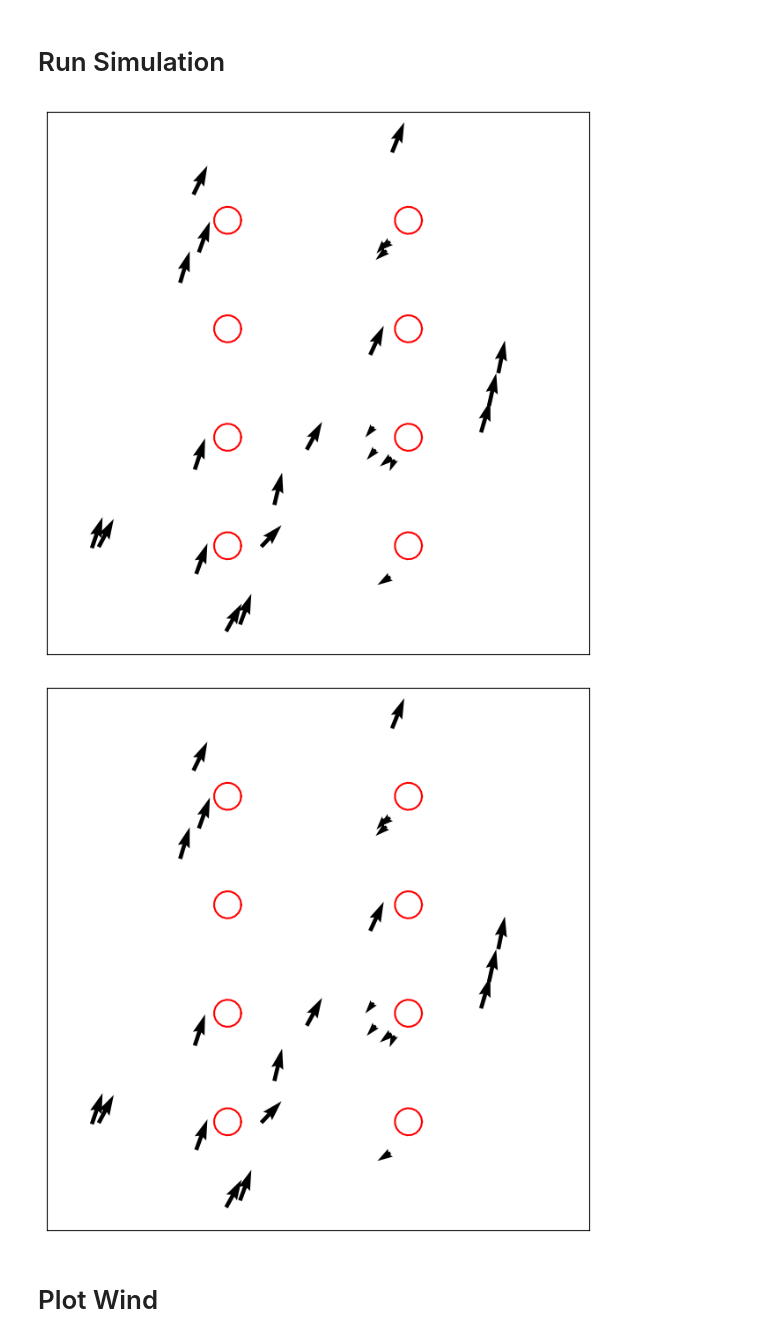
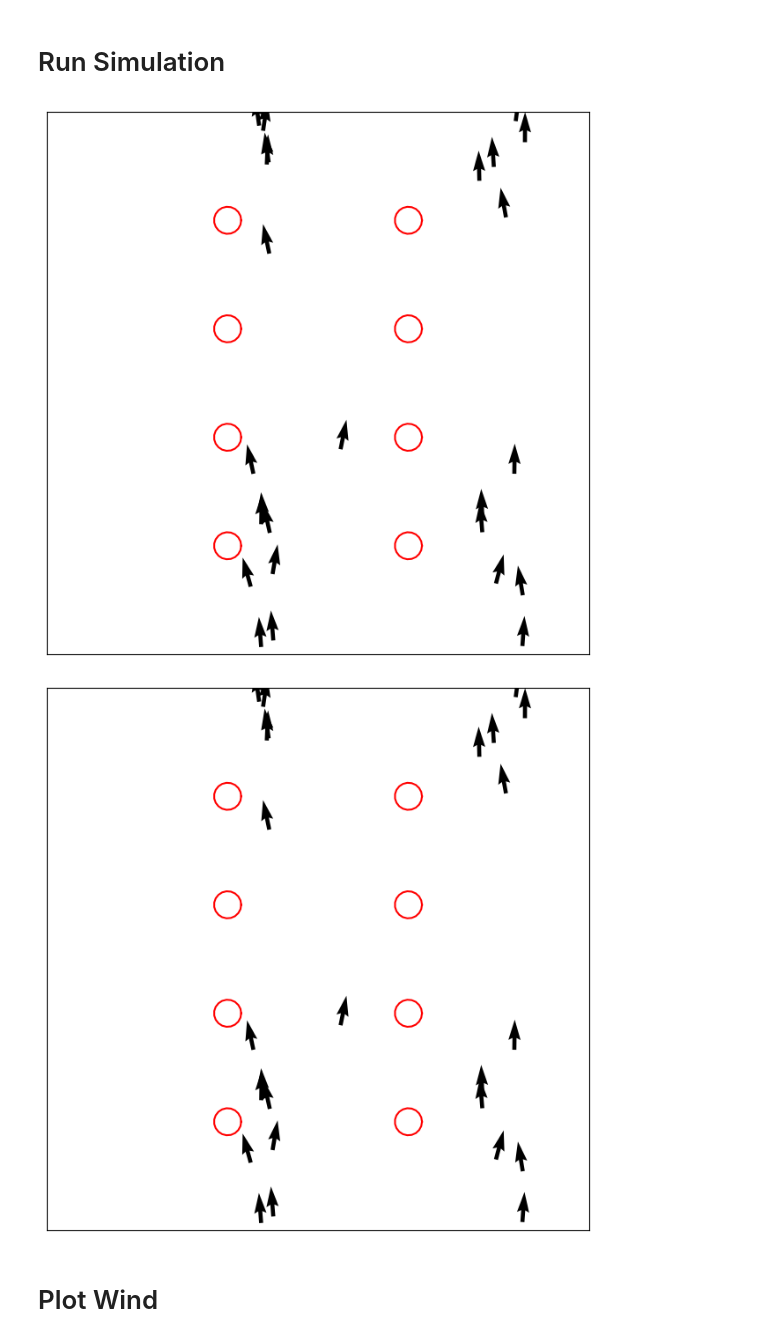
Before and after one commit to mattrflew/ind-maths-project-2-group-8, a Jupyter notebook: model.ipynb, the cells around one changed output. Saved outputs shown, nothing was run; the diff lists cells and outputs as text; code cells hidden in the pictures.

```diff
--- a/model.ipynb
+++ b/model.ipynb
@@ -386,7 +386,7 @@ def update_theta(x, y, theta, Rsq, x_obstacle, y_obstacle, R_obs, eta, N, fov_an
                 avoidance_theta = np.arctan2(net_avoidance_vector[1], net_avoidance_vector[0])
 
                 # Calculate weighted average between avoidance theta and mean theta from neighbors
-                avoidance_weight = 0.9
+                avoidance_weight = 0.5
                 theta_new[i] = (1 - avoidance_weight) * mean_theta[i] + avoidance_weight * avoidance_theta
 
             else:
@@ -506,41 +506,41 @@ for xx, yy in zip(x_obstacle_list, y_obstacle_list):
 # x, y, vx, vy, theta = initialize_birds_random(N, L, v0)
 
 # Uniform
-theta_start = np.pi/3
+theta_start = np.pi/2
 x, y, vx, vy, theta = initialize_birds_uniform(N, L, v0, theta_start, eta)
 
 # Plot initial quivers
 q = plt.quiver(x,y,vx,vy)
 
 # Set figure parameters
 ax.set(xlim=(0, L), ylim=(0, L))
 ax.set_aspect('equal')
 ax.get_xaxis().set_visible(False)
 ax.get_yaxis().set_visible(False)
 
 # Initilise lists to plot later
 vx_wind_list = []
 vy_wind_list = []
 
 clustering_coefficients = []
 
 # Do each step, updating the quiver and plotting the new one
 for i in range(Nt):
     # print(i)
-    x, y, vx, vy, vx_wind, vy_wind = step(x, y, vx, vy, theta, Rsq, x_obstacle, y_obstacle, eta, fov_angle, N, dt, v0_wind, v_wind_noise, wind_theta=np.pi/2)
+    x, y, vx, vy, vx_wind, vy_wind = step(x, y, vx, vy, theta, Rsq, x_obstacle, y_obstacle, eta, fov_angle, N, dt, 0, 0, wind_theta=np.pi/2)
     q = update_quiver(q, x, y, vx, vy)
     clear_output(wait=True)
     display(fig)
 
     # Append wind information
     vx_wind_list.append(vx_wind)
     vy_wind_list.append(vy_wind)
 
     # Append clustering coefficient
     clustering_coefficients.append(get_clustering_coefficient(vx, vy, v0, vx_wind, vy_wind, N))
 # %% [output]
-[figure, old version]
+[figure, new version]
-[figure, old version]
+[figure, new version]
 # %% [markdown]
 # Plot Wind
 # %%
```
Also changed, not shown: parts of 3 cells of this notebook, 3 other files.
